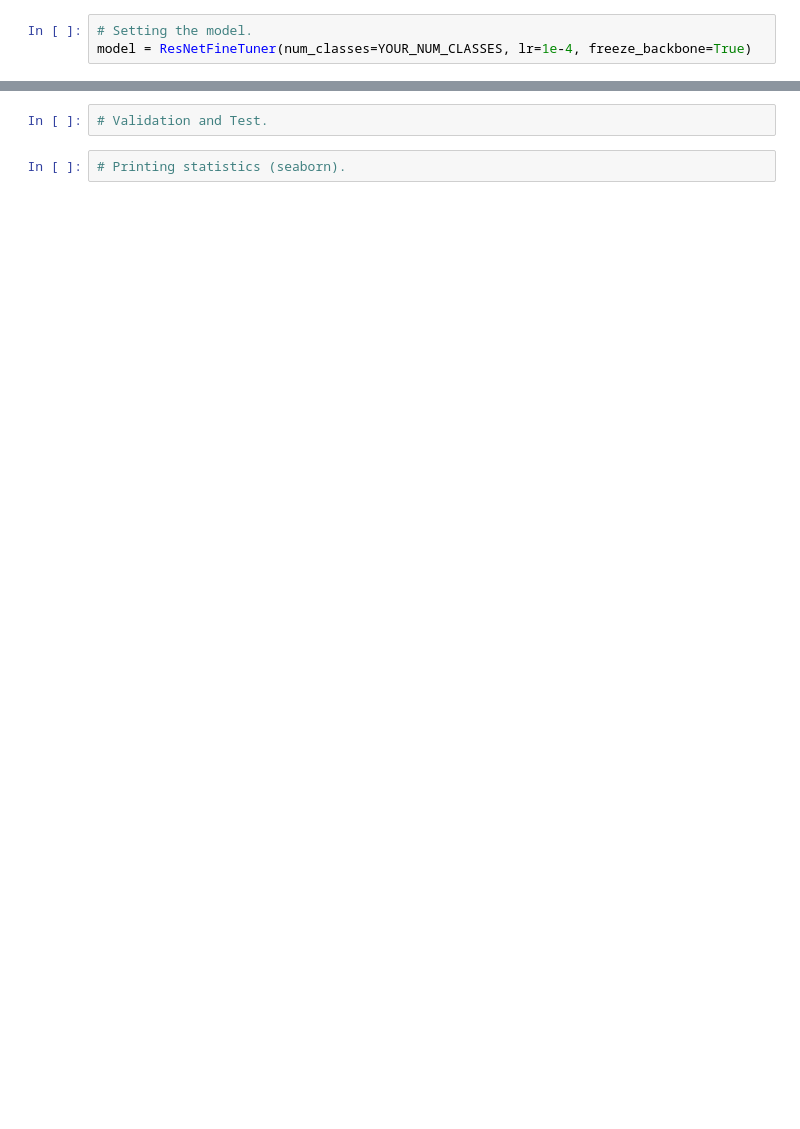
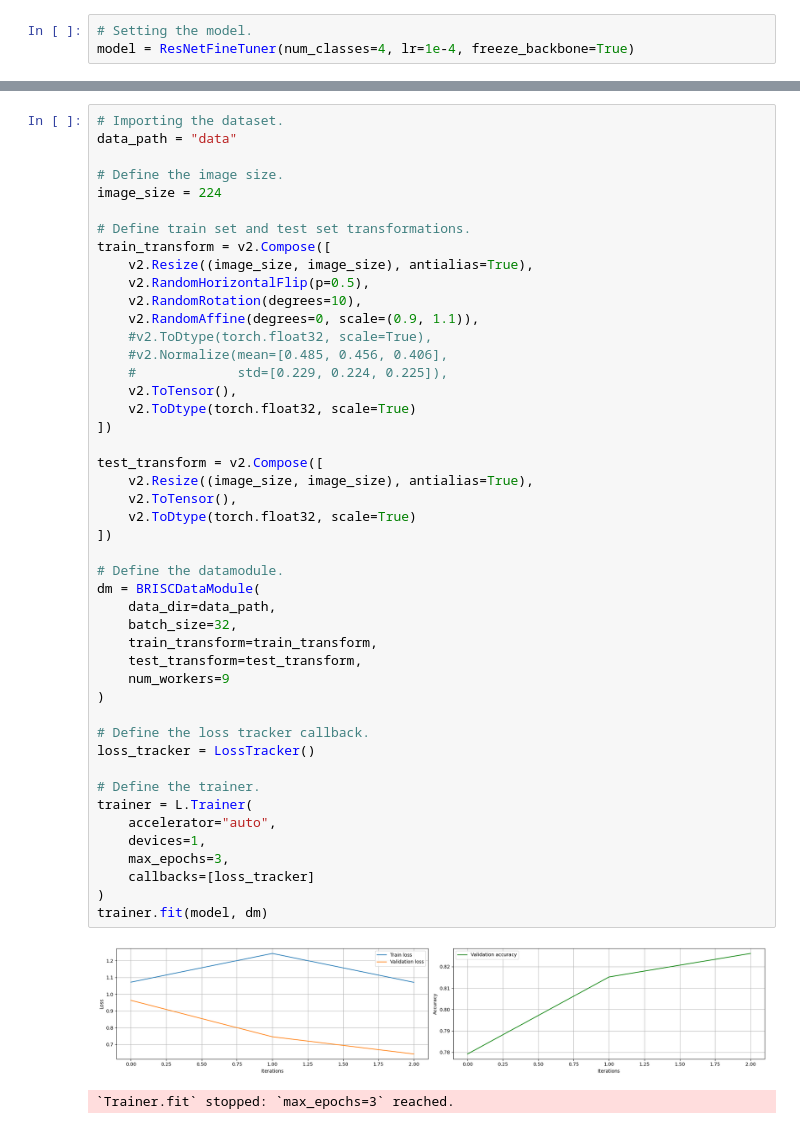
Before and after one commit to Ultimi-Sumiti/Brain_Tumor_Classifier, a Jupyter notebook: train_model_v1.ipynb, the cells around one changed output, grey strips where cells are left out. Drawn from its saved outputs; the diff is of its cells as text; blank space fills up the shorter version.

Commit message:
Model_v1 train with transformations + added plots

```diff
--- a/train_model_v1.ipynb
+++ b/train_model_v1.ipynb
@@ -25,3 +76,3 @@ from sklearn.metrics import classification_report, confusion_matrix
 # %%
 # Setting the model.
-model = ResNetFineTuner(num_classes=YOUR_NUM_CLASSES, lr=1e-4, freeze_backbone=True)
+model = ResNetFineTuner(num_classes=4, lr=1e-4, freeze_backbone=True)
@@ -81,4 +79,49 @@ class ResNetFineTuner(pl.LightningModule):
-# %%
-# Validation and Test.
-# %%
-# Printing statistics (seaborn).
+# %%
+# Importing the dataset.
+data_path = "data"
+
+# Define the image size.
+image_size = 224
+
+# Define train set and test set transformations.
+train_transform = v2.Compose([
+    v2.Resize((image_size, image_size), antialias=True),
+    v2.RandomHorizontalFlip(p=0.5),
+    v2.RandomRotation(degrees=10),
+    v2.RandomAffine(degrees=0, scale=(0.9, 1.1)),
+    #v2.ToDtype(torch.float32, scale=True),
+    #v2.Normalize(mean=[0.485, 0.456, 0.406],
+    #             std=[0.229, 0.224, 0.225]),
+    v2.ToTensor(),
+    v2.ToDtype(torch.float32, scale=True)
+])
+
+test_transform = v2.Compose([
+    v2.Resize((image_size, image_size), antialias=True),
+    v2.ToTensor(),
+    v2.ToDtype(torch.float32, scale=True)
+])
+
+# Define the datamodule.
+dm = BRISCDataModule(
+    data_dir=data_path,
+    batch_size=32,
+    train_transform=train_transform,
+    test_transform=test_transform,
+    num_workers=9
+)
+
+# Define the loss tracker callback.
+loss_tracker = LossTracker()
+
+# Define the trainer.
+trainer = L.Trainer(
+    accelerator="auto",
+    devices=1,
+    max_epochs=3,
+    callbacks=[loss_tracker]
+)
+trainer.fit(model, dm)
+# %% [output]
+[figure, added]
+`Trainer.fit` stopped: `max_epochs=3` reached.
```
Also changed, not shown: parts of 7 cells of this notebook.
